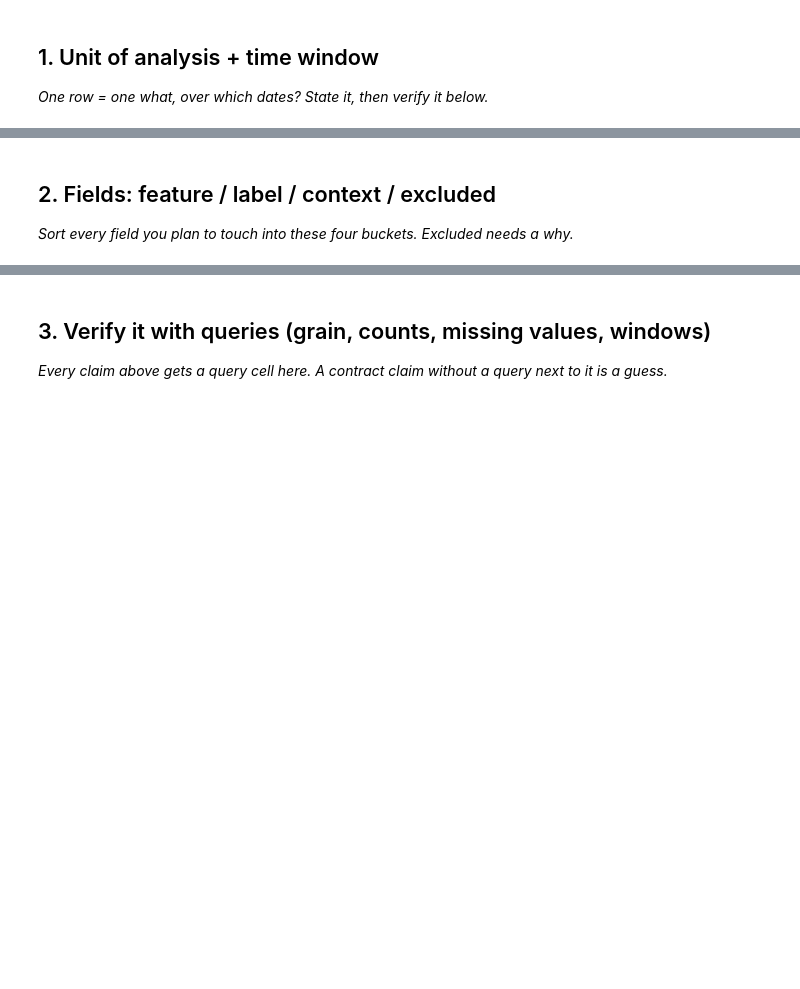
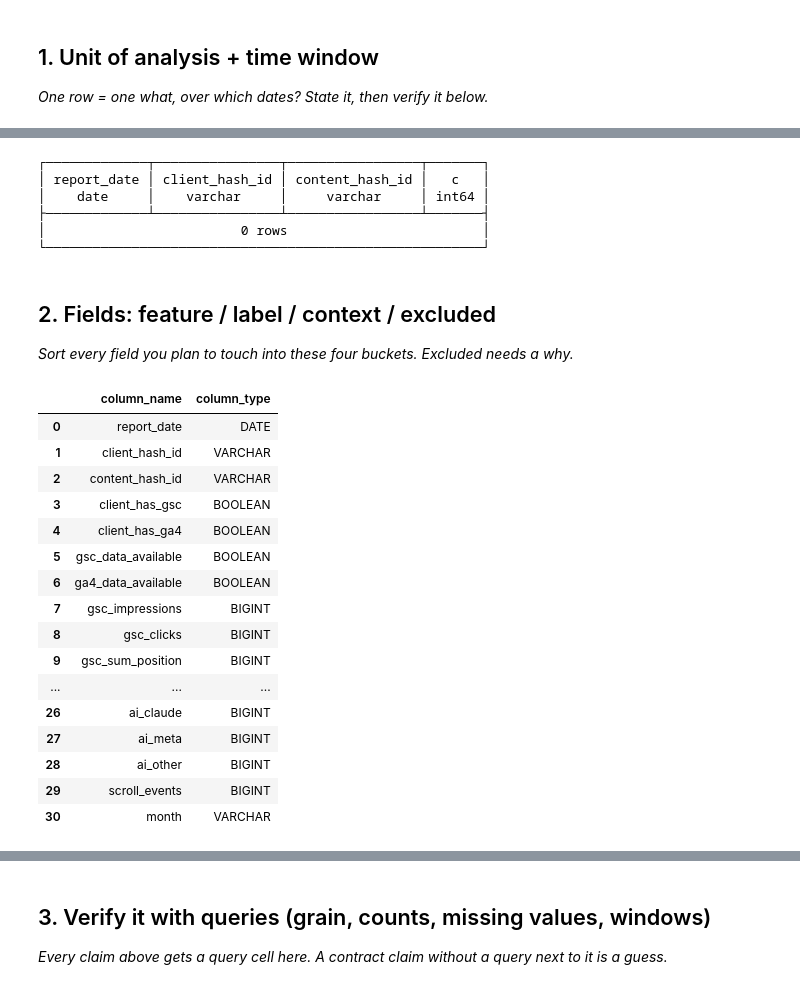
Before and after one commit to nando135/flyrank_ml_1, a Jupyter notebook: work/notebooks/w03_data_contract.ipynb, the cells around one changed output, grey strips where cells are left out. Saved outputs shown, nothing was run; the diff lists cells and outputs as text; code cells hidden in the pictures; blank space fills up the shorter version.

```diff
--- a/work/notebooks/w03_data_contract.ipynb
+++ b/work/notebooks/w03_data_contract.ipynb
@@ -13,3 +13,15 @@ This skeleton is yours to fill. Work the sections **in order** — each one has
 # %%
 # This cell is for CODE (numbers, a query, a check).
 # Write your text answer in the cell ABOVE this one — typing sentences here breaks Run All.
+from google.colab import userdata
+import duckdb
+
+hf_token = userdata.get("HF_TOKEN")
+
+con = duckdb.connect()
+
+con.execute(
+    f"CREATE SECRET (TYPE huggingface, TOKEN '{hf_token}')"
+)
+
+print("DuckDB connection ready")
@@ -16,3 +49,29 @@ This skeleton is yours to fill. Work the sections **in order** — each one has
+# %%
+grain_query = """
+SELECT
+    report_date,
+    client_hash_id,
+    content_hash_id,
+    COUNT(*) AS c
+FROM read_parquet(
+    'hf://datasets/FlyRank/internship-warehouse/fact_content_daily_performance/month=2026-03/*.parquet'
+)
+GROUP BY
+    report_date,
+    client_hash_id,
+    content_hash_id
+HAVING COUNT(*) > 1
+LIMIT 5
+"""
+
+con.sql(grain_query).show()
+# %% [output]
+┌─────────────┬────────────────┬─────────────────┬───────┐
+│ report_date │ client_hash_id │ content_hash_id │   c   │
+│    date     │    varchar     │     varchar     │ int64 │
+├─────────────┴────────────────┴─────────────────┴───────┤
+│                         0 rows                         │
+└────────────────────────────────────────────────────────┘
 # %% [markdown]
 ## 2. Fields: feature / label / context / excluded
 
@@ -20,3 +79,30 @@ This skeleton is yours to fill. Work the sections **in order** — each one has
 # %%
 # This cell is for CODE (numbers, a query, a check).
 # Write your text answer in the cell ABOVE this one — typing sentences here breaks Run All.
+schema_df = con.sql("""
+DESCRIBE
+SELECT *
+FROM read_parquet(
+    'hf://datasets/FlyRank/internship-warehouse/fact_content_daily_performance/month=2026-03/*.parquet'
+)
+""").df()
+
+schema_df[["column_name", "column_type"]]
+# %% [output]
+|  | column_name | column_type |
+| 0 | report_date | DATE |
+| 1 | client_hash_id | VARCHAR |
+| 2 | content_hash_id | VARCHAR |
+| 3 | client_has_gsc | BOOLEAN |
+| 4 | client_has_ga4 | BOOLEAN |
+| 5 | gsc_data_available | BOOLEAN |
+| 6 | ga4_data_available | BOOLEAN |
+| 7 | gsc_impressions | BIGINT |
+| 8 | gsc_clicks | BIGINT |
+| 9 | gsc_sum_position | BIGINT |
+| ... | ... | ... |
+| 26 | ai_claude | BIGINT |
+| 27 | ai_meta | BIGINT |
+| 28 | ai_other | BIGINT |
+| 29 | scroll_events | BIGINT |
+| 30 | month | VARCHAR |
```
Also changed, not shown: parts of 11 cells of this notebook.
